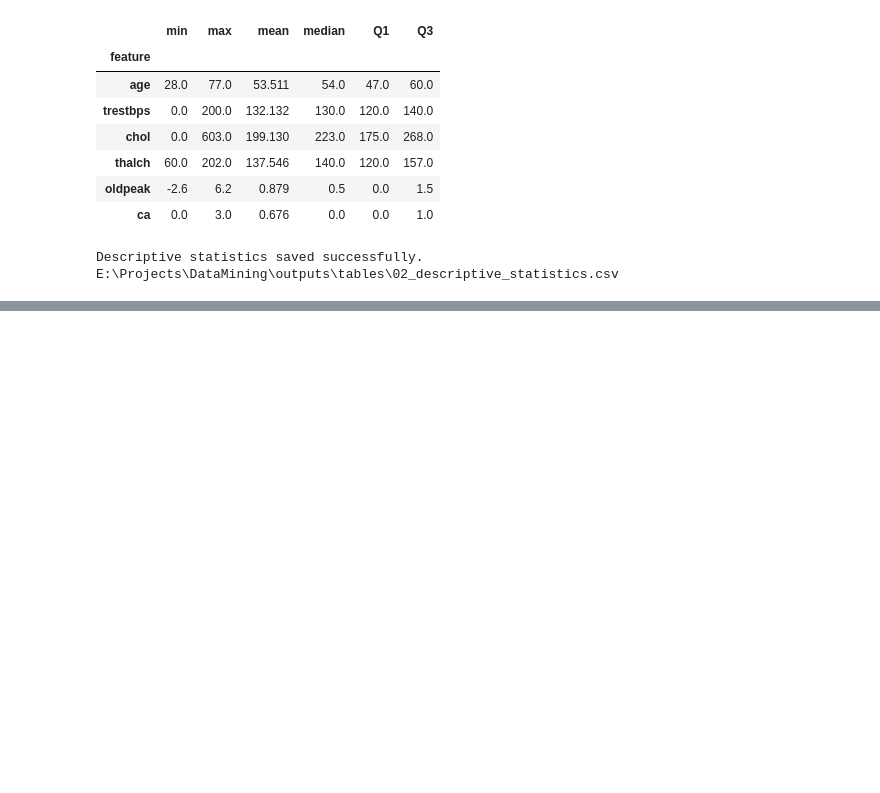
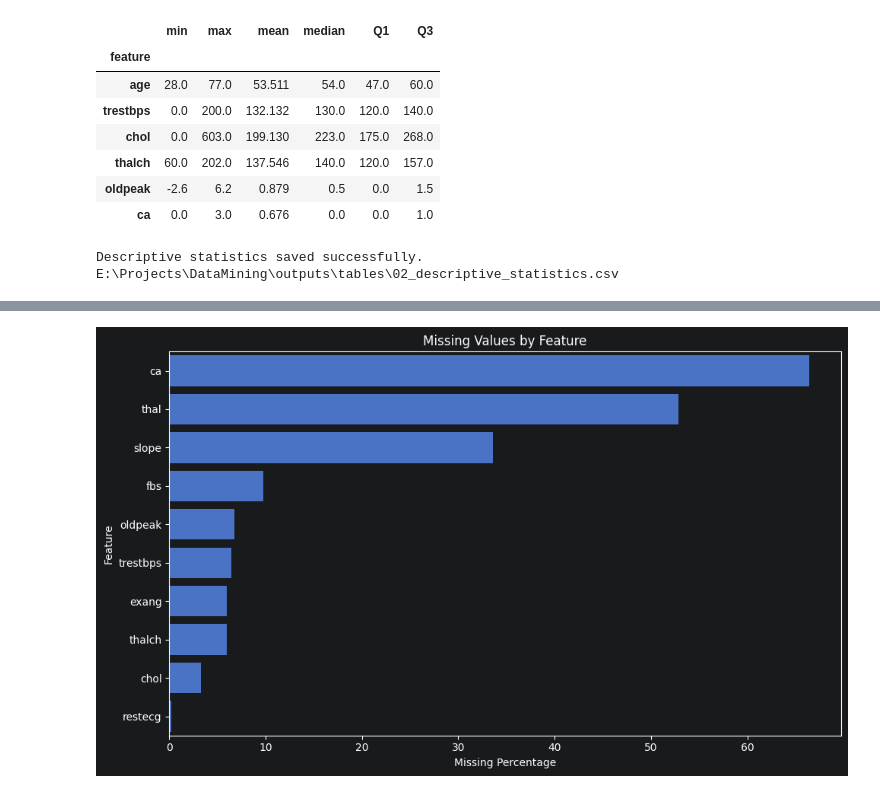
Before and after one commit to AmirhosseinKhadivi/DataMining-Course-Project, a Jupyter notebook: notebooks/DMProject.ipynb, the cells around one changed output, grey strips where cells are left out. Saved outputs shown, nothing was run; the diff lists cells and outputs as text; code cells hidden in the pictures; blank space fills up the shorter version.

Commit message:
Stage 03: Add missing-value analysis

```diff
--- a/notebooks/DMProject.ipynb
+++ b/notebooks/DMProject.ipynb
@@ -914,0 +1022,28 @@ E:\Projects\DataMining\outputs\tables\02_descriptive_statistics.csv
+# %%
+plt.figure(figsize=(10, 6))
+
+sns.barplot(
+    data=missing_report,
+    x="missing_percent",
+    y="feature",
+)
+
+plt.title("Missing Values by Feature")
+plt.xlabel("Missing Percentage")
+plt.ylabel("Feature")
+plt.tight_layout()
+
+missing_bar_path = (
+    FIGURES_DIR / "03_missing_values_bar.png"
+)
+
+plt.savefig(
+    missing_bar_path,
+    dpi=300,
+    bbox_inches="tight",
+)
+
+plt.show()
+plt.close()
+# %% [output]
+[figure, added]
```
Also changed, not shown: parts of 13 cells of this notebook, 8 other files.
